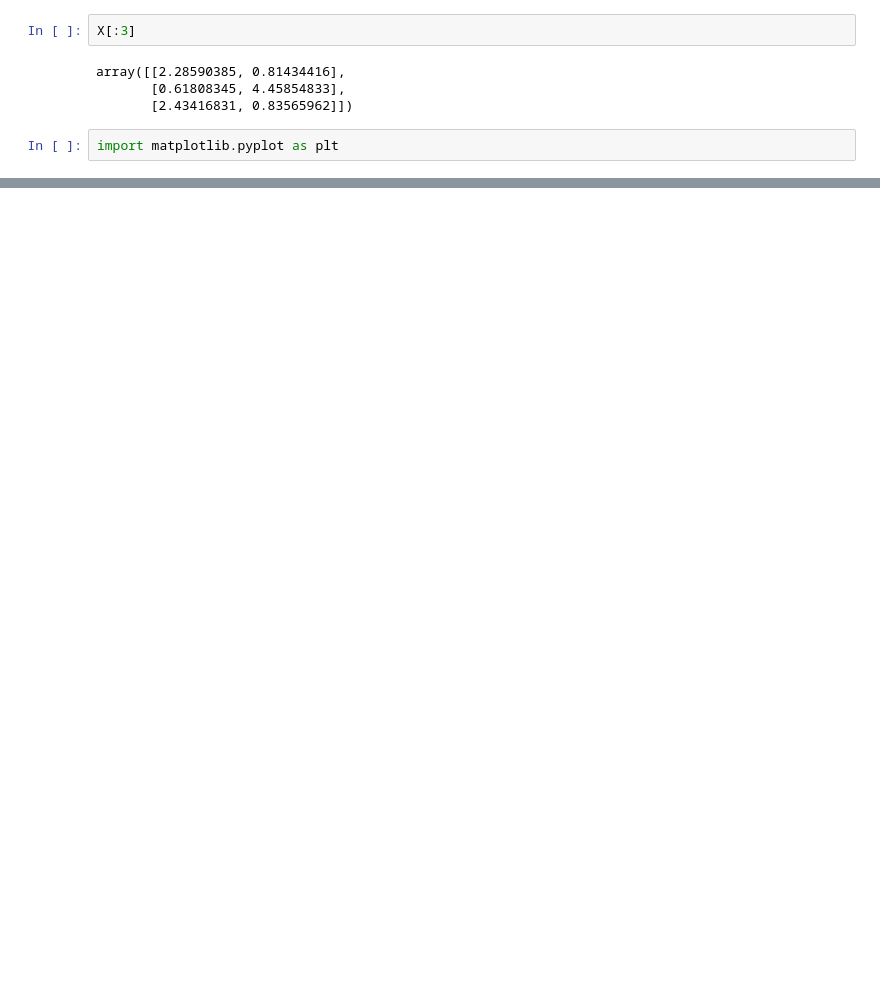
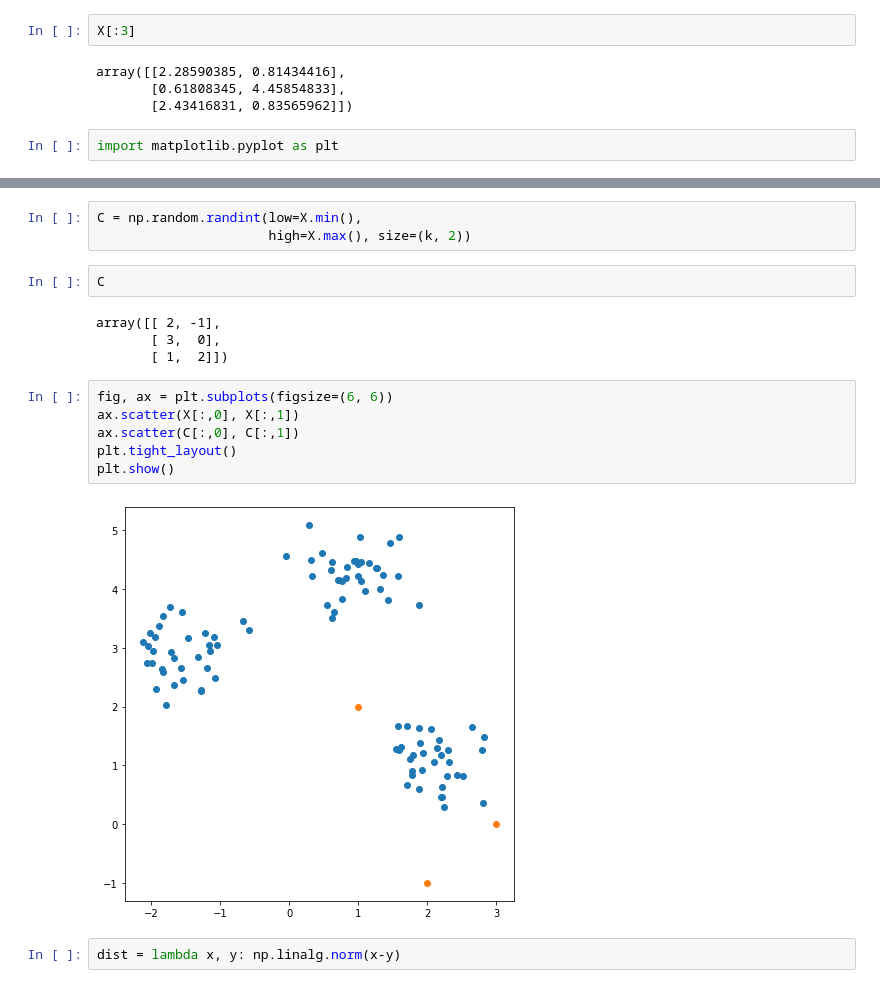
Before and after one commit to afflint/mastercobra, a Jupyter notebook: exercises/aa2022-23.ipynb, the cells around one changed output, grey strips where cells are left out. Saved outputs shown, nothing was run; the diff lists cells and outputs as text; blank space fills up the shorter version.

```diff
--- a/exercises/aa2022-23.ipynb
+++ b/exercises/aa2022-23.ipynb
@@ -132,0 +186,19 @@ plt.show()
+# %%
+C = np.random.randint(low=X.min(),
+                      high=X.max(), size=(k, 2))
+# %%
+C
+# %% [output]
+array([[ 2, -1],
+       [ 3,  0],
+       [ 1,  2]])
+# %%
+fig, ax = plt.subplots(figsize=(6, 6))
+ax.scatter(X[:,0], X[:,1])
+ax.scatter(C[:,0], C[:,1])
+plt.tight_layout()
+plt.show()
+# %% [output]
+[figure, added]
+# %%
+dist = lambda x, y: np.linalg.norm(x-y)
```
Also changed, not shown: parts of 19 cells of this notebook, 1 other file.
